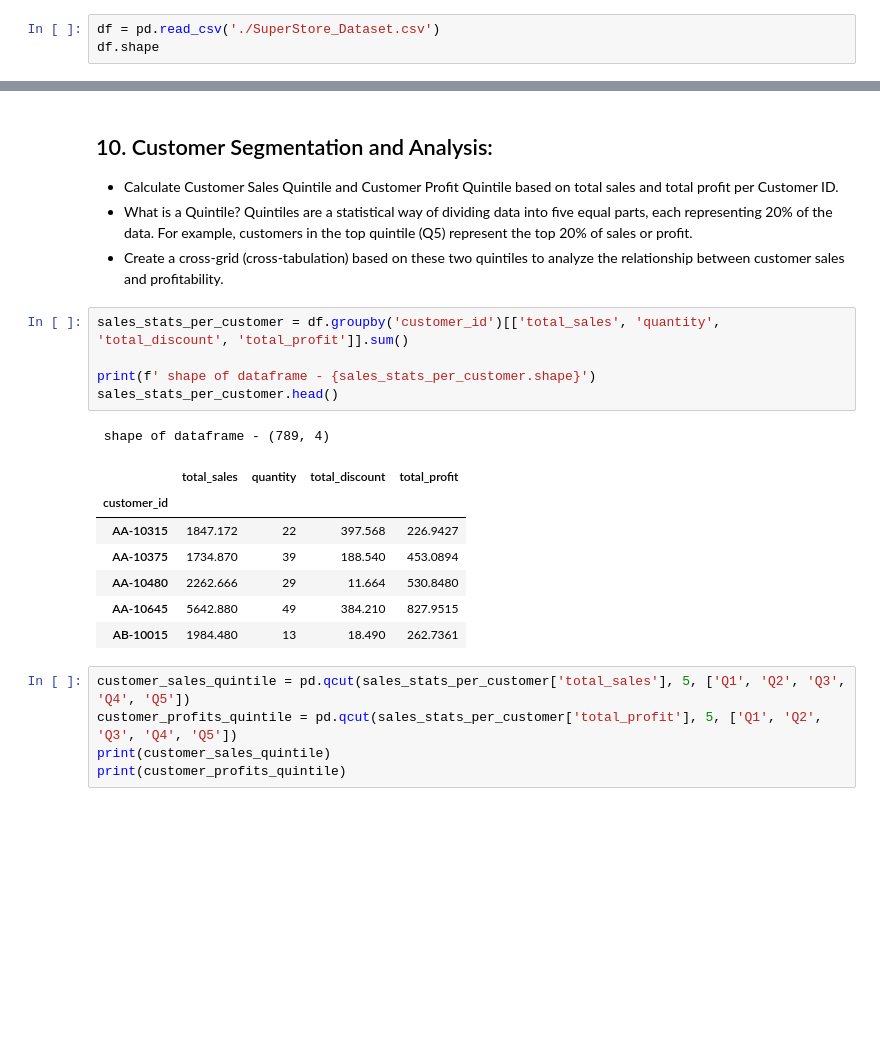
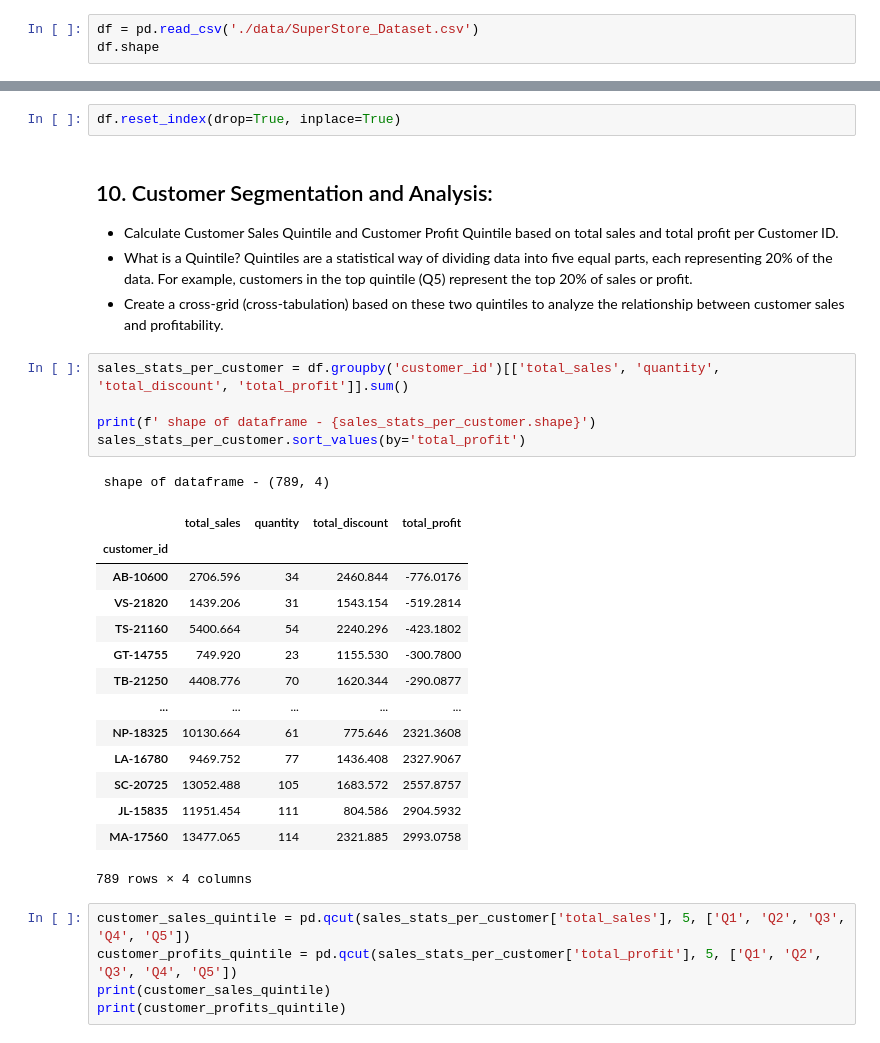
Before and after one commit to bankarsudarshan/super-store-eda, a Jupyter notebook: SuperStoreEDA.ipynb, the cells around one changed output, grey strips where cells are left out. Drawn from its saved outputs; the diff is of its cells as text; blank space fills up the shorter version.

```diff
--- a/SuperStoreEDA.ipynb
+++ b/SuperStoreEDA.ipynb
@@ -14,5 +23,5 @@ pd.set_option('display.max_columns', 500)
 # %%
-df = pd.read_csv('./SuperStore_Dataset.csv')
+df = pd.read_csv('./data/SuperStore_Dataset.csv')
 df.shape
 # %% [output]
 (10014, 21)
@@ -1229,6 +1281,8 @@ plt.show()
 # %% [output]
 shape of dataframe after removing the ouliers in 'profit' column - (8455, 28)
 [figure]
+# %%
+df.reset_index(drop=True, inplace=True)
 # %% [markdown]
 ## 10. Customer Segmentation and Analysis:
 - Calculate Customer Sales Quintile and Customer Profit Quintile based on total sales and total profit per Customer ID.
@@ -1237,17 +1291,24 @@ shape of dataframe after removing the ouliers in 'profit' column - (8455, 28)
 # %%
 sales_stats_per_customer = df.groupby('customer_id')[['total_sales', 'quantity', 'total_discount', 'total_profit']].sum()
 
 print(f' shape of dataframe - {sales_stats_per_customer.shape}')
-sales_stats_per_customer.head()
+sales_stats_per_customer.sort_values(by='total_profit')
 # %% [output]
  shape of dataframe - (789, 4)
 |  | total_sales | quantity | total_discount | total_profit |
 | customer_id |  |  |  |  |
-| AA-10315 | 1847.172 | 22 | 397.568 | 226.9427 |
-| AA-10375 | 1734.870 | 39 | 188.540 | 453.0894 |
-| AA-10480 | 2262.666 | 29 | 11.664 | 530.8480 |
-| AA-10645 | 5642.880 | 49 | 384.210 | 827.9515 |
-| AB-10015 | 1984.480 | 13 | 18.490 | 262.7361 |
+| AB-10600 | 2706.596 | 34 | 2460.844 | -776.0176 |
+| VS-21820 | 1439.206 | 31 | 1543.154 | -519.2814 |
+| TS-21160 | 5400.664 | 54 | 2240.296 | -423.1802 |
+| GT-14755 | 749.920 | 23 | 1155.530 | -300.7800 |
+| TB-21250 | 4408.776 | 70 | 1620.344 | -290.0877 |
+| ... | ... | ... | ... | ... |
+| NP-18325 | 10130.664 | 61 | 775.646 | 2321.3608 |
+| LA-16780 | 9469.752 | 77 | 1436.408 | 2327.9067 |
+| SC-20725 | 13052.488 | 105 | 1683.572 | 2557.8757 |
+| JL-15835 | 11951.454 | 111 | 804.586 | 2904.5932 |
+| MA-17560 | 13477.065 | 114 | 2321.885 | 2993.0758 |
+789 rows × 4 columns
 # %%
 customer_sales_quintile = pd.qcut(sales_stats_per_customer['total_sales'], 5, ['Q1', 'Q2', 'Q3', 'Q4', 'Q5'])
 customer_profits_quintile = pd.qcut(sales_stats_per_customer['total_profit'], 5, ['Q1', 'Q2', 'Q3', 'Q4', 'Q5'])
```
Also changed, not shown: parts of 14 cells of this notebook, 1 other file.
